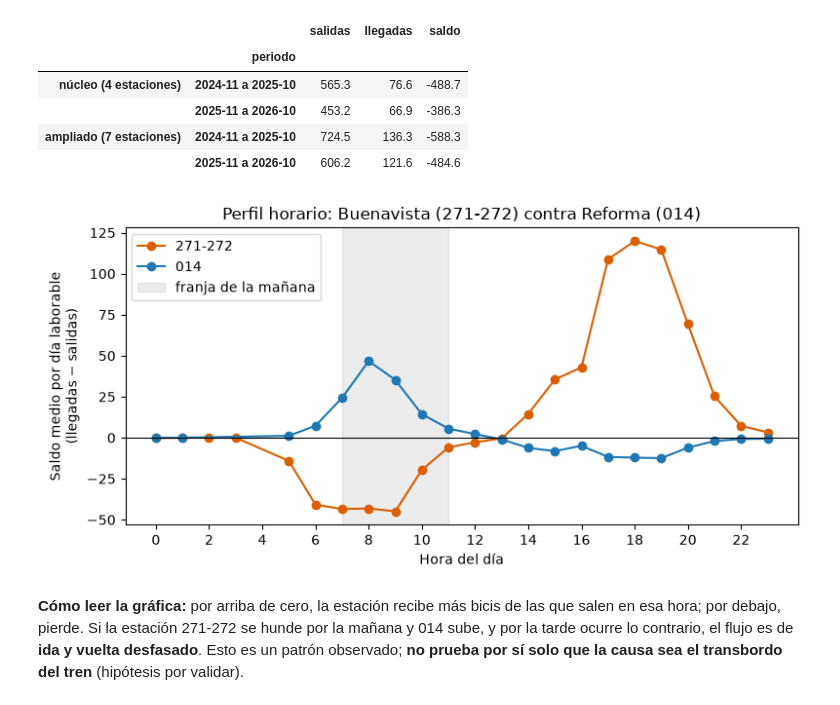
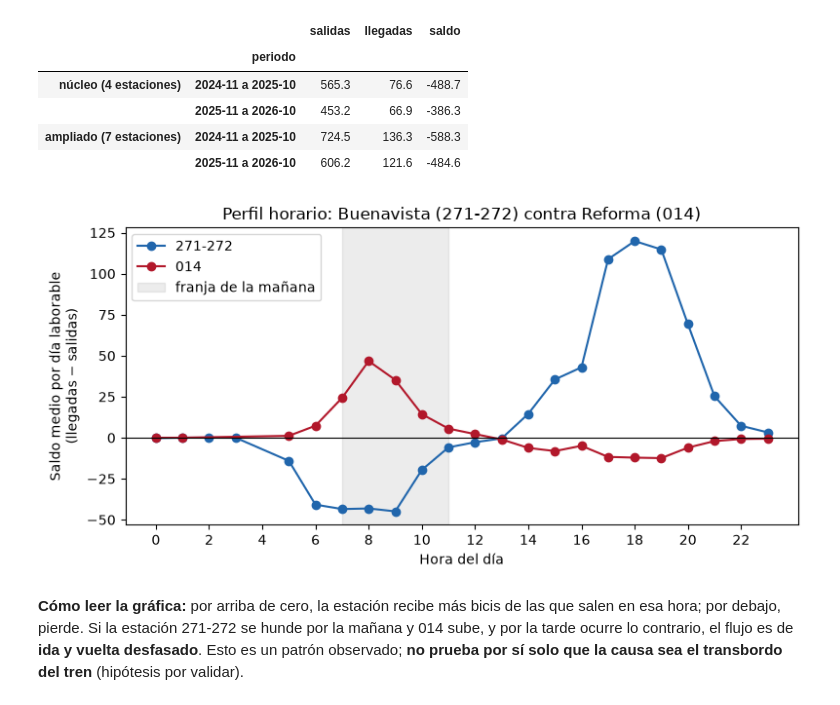
Before and after one commit to jcarlosmhmx/ecobici-ciencia-de-datos, a Jupyter notebook: notebooks/03_analisis.ipynb, the cells around one changed output. Saved outputs shown, nothing was run; the diff lists cells and outputs as text; code cells hidden in the pictures.

```diff
--- a/notebooks/03_analisis.ipynb
+++ b/notebooks/03_analisis.ipynb
@@ -129,22 +129,22 @@ pd.concat({"núcleo (4 estaciones)": grupo(a["origenes_buenavista"]),
 |  | 2025-11 a 2026-10 | 606.2 | 121.6 | -484.6 |
 # %%
 fig, ax = plt.subplots(figsize=(8, 4))
-colores = {"271-272": "#d95f02", "014": "#1f77b4"}
+colores = {"271-272": "#2166ac", "014": "#b2182b"}
 for est, color in colores.items():
     d = ph[ph["est"] == est].sort_values("hora")
     ax.plot(d["hora"], d["llegadas_por_dia"] - d["salidas_por_dia"], marker="o", color=color, label=est)
 ax.axvspan(a["hora_inicio"], a["hora_fin"] + 1, color="grey", alpha=0.15, label="franja de la mañana")
 ax.axhline(0, color="black", lw=0.8)
 ax.set_xlabel("Hora del día")
 ax.set_ylabel("Saldo medio por día laborable\n(llegadas − salidas)")
 ax.set_title("Perfil horario: Buenavista (271-272) contra Reforma (014)")
 ax.set_xticks(range(0, 24, 2))
 ax.legend()
 fig.tight_layout()
 fig.savefig(config.FIGURAS / "03_perfil_horario.png", dpi=150)
 plt.show()
 # %% [output]
-[figure, old version]
+[figure, new version]
 # %% [markdown]
 **Cómo leer la gráfica:** por arriba de cero, la estación recibe más bicis de las que salen en esa hora; por debajo, pierde. Si la estación 271-272 se hunde por la mañana y 014 sube, y por la tarde ocurre lo contrario, el flujo es de **ida y vuelta desfasado**. Esto es un patrón observado; **no prueba por sí solo que la causa sea el transbordo del tren** (hipótesis por validar).
 # %% [markdown]
```
Also changed, not shown: parts of 3 cells of this notebook, 19 other files.
